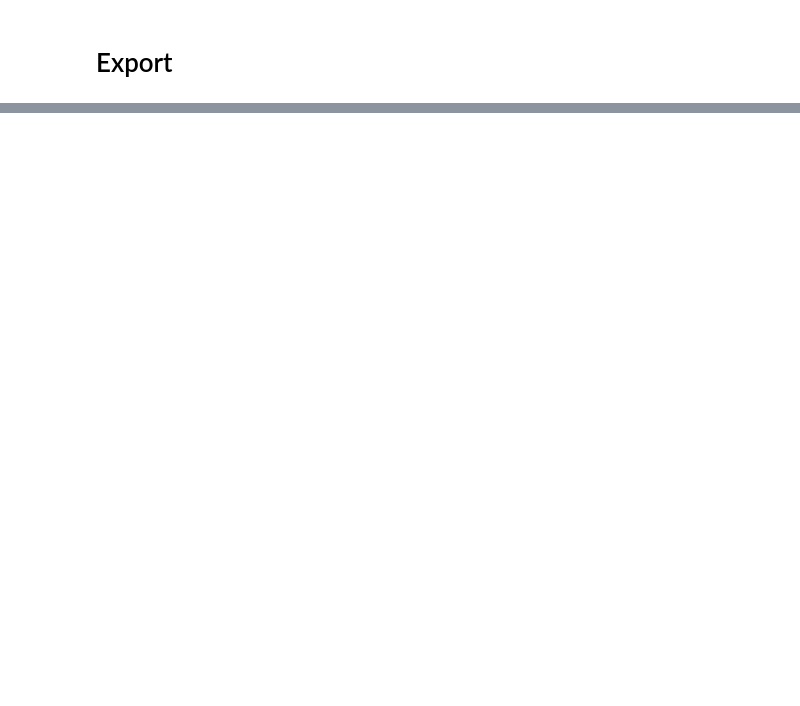
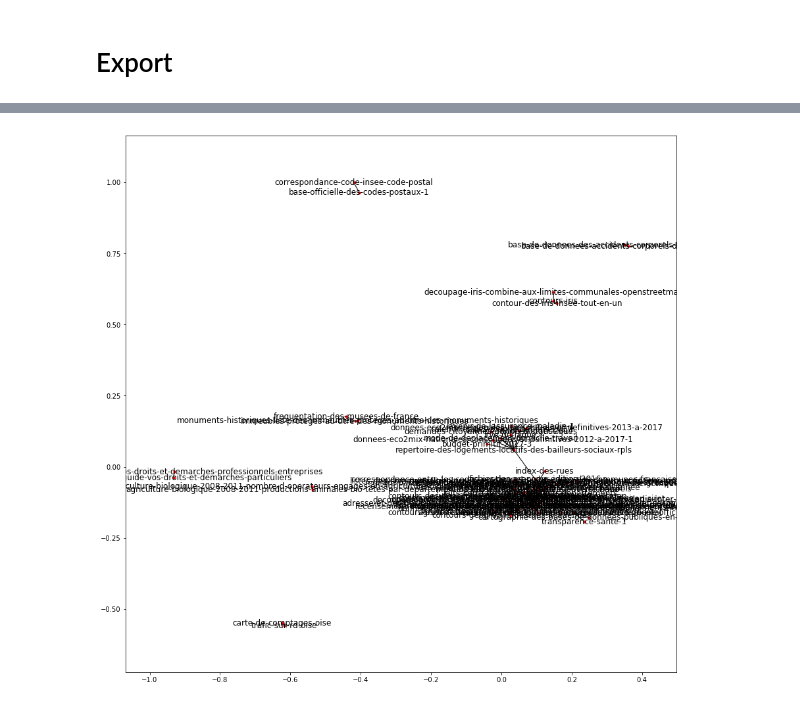
Before and after one commit to etalab/piwik_logs, a Jupyter notebook: datasets_co_occurence.ipynb, the cells around one changed output, grey strips where cells are left out. Saved outputs shown, nothing was run; the diff lists cells and outputs as text; code cells hidden in the pictures; blank space fills up the shorter version.

```diff
--- a/datasets_co_occurence.ipynb
+++ b/datasets_co_occurence.ipynb
@@ -289,0 +306,10 @@ datasets_co_occurence = paired_df_grouped[['dataset_1', 'best_co_occurence']].se
+# %%
+# Import top50 datasets
+top50 = pd.read_csv('./top50visited.csv', sep=';')
+# Remove URL form top50 (optional)
+top50['dataset_slug'] = [x.split('www.data.gouv.fr/datasets/')[1] for x in top50.dataset]
+
+top50['dataset_id'] = top50.dataset_slug.map(datasets_slug_id)
+
+# Keep only top50 datasets in dict
+co_occurence_on_top50 = {ds: [el for el in datasets_co_occurence[ds]] for ds in top50.dataset_id.tolist()}
@@ -289,0 +318,2 @@ datasets_co_occurence = paired_df_grouped[['dataset_1', 'best_co_occurence']].se
+# %%
+co_occurence_on_top50_slug = {datasets_id_slug.get(k): [(datasets_id_slug.get(el[0]), el[1]) for el in v] for k, v in co_occurence_on_top50.items()}
@@ -289,0 +349,12 @@ datasets_co_occurence = paired_df_grouped[['dataset_1', 'best_co_occurence']].se
+# %%
+full_weight_dict = {}
+for key, value in co_occurence_on_top50_slug.items():
+    for tup in value:
+        full_weight_dict[key]={tup[0]: {'weight':tup[1]}}
+# %%
+co_occ_by_list = []
+G2=nx.Graph()
+for key, value in co_occurence_on_top50_slug.items():
+    for tup in value:
+        G2.add_edge(key, tup[0])
+        G2[key][tup[0]]['weight']=tup[1]
@@ -289,0 +363,5 @@ datasets_co_occurence = paired_df_grouped[['dataset_1', 'best_co_occurence']].se
+# %%
+plt.figure(figsize=(15,15))
+nx.draw_networkx(G2, with_labels=True, node_size=10)
+# %% [output]
+[figure, added]
```
Also changed, not shown: parts of 31 cells of this notebook, 3 other files.
